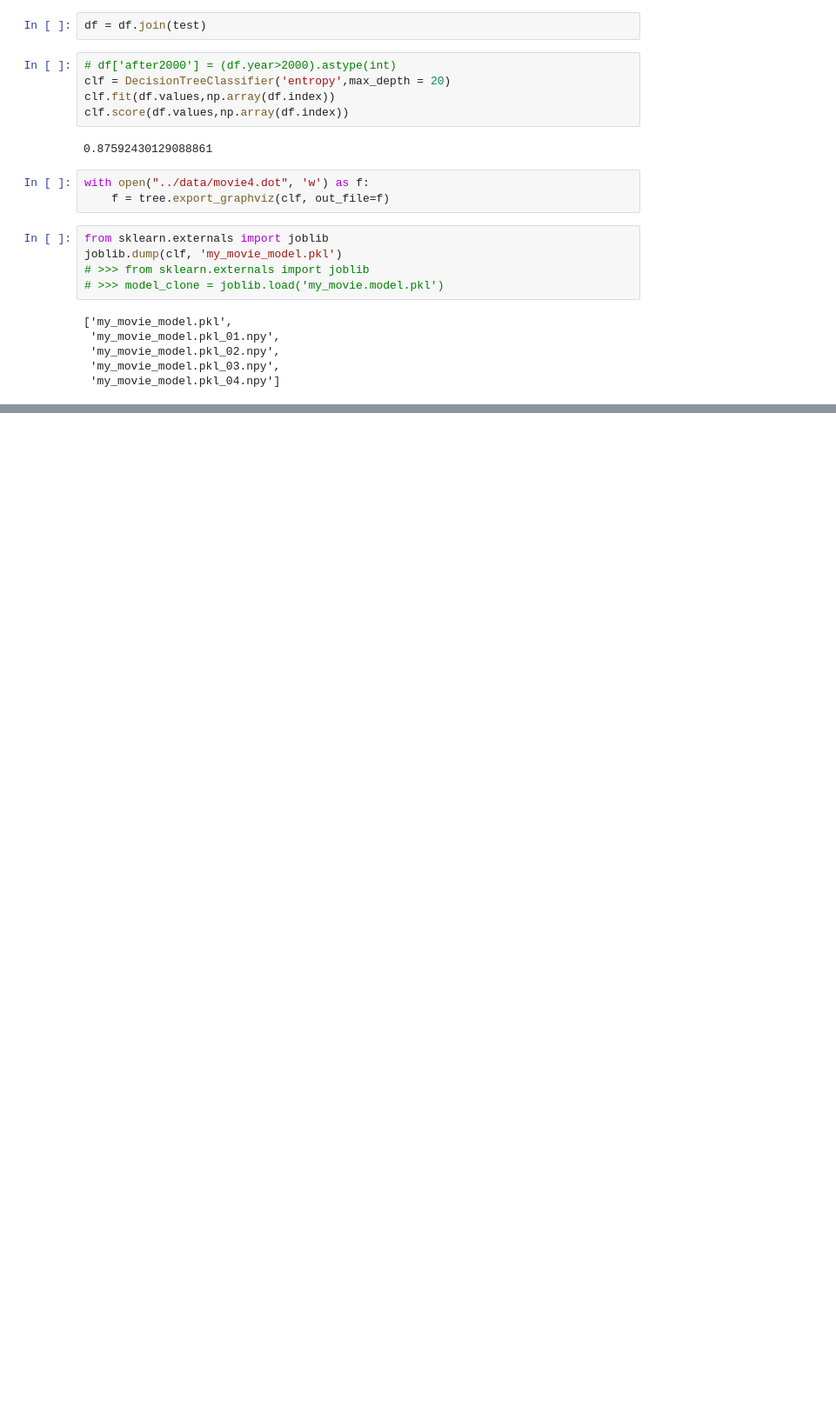
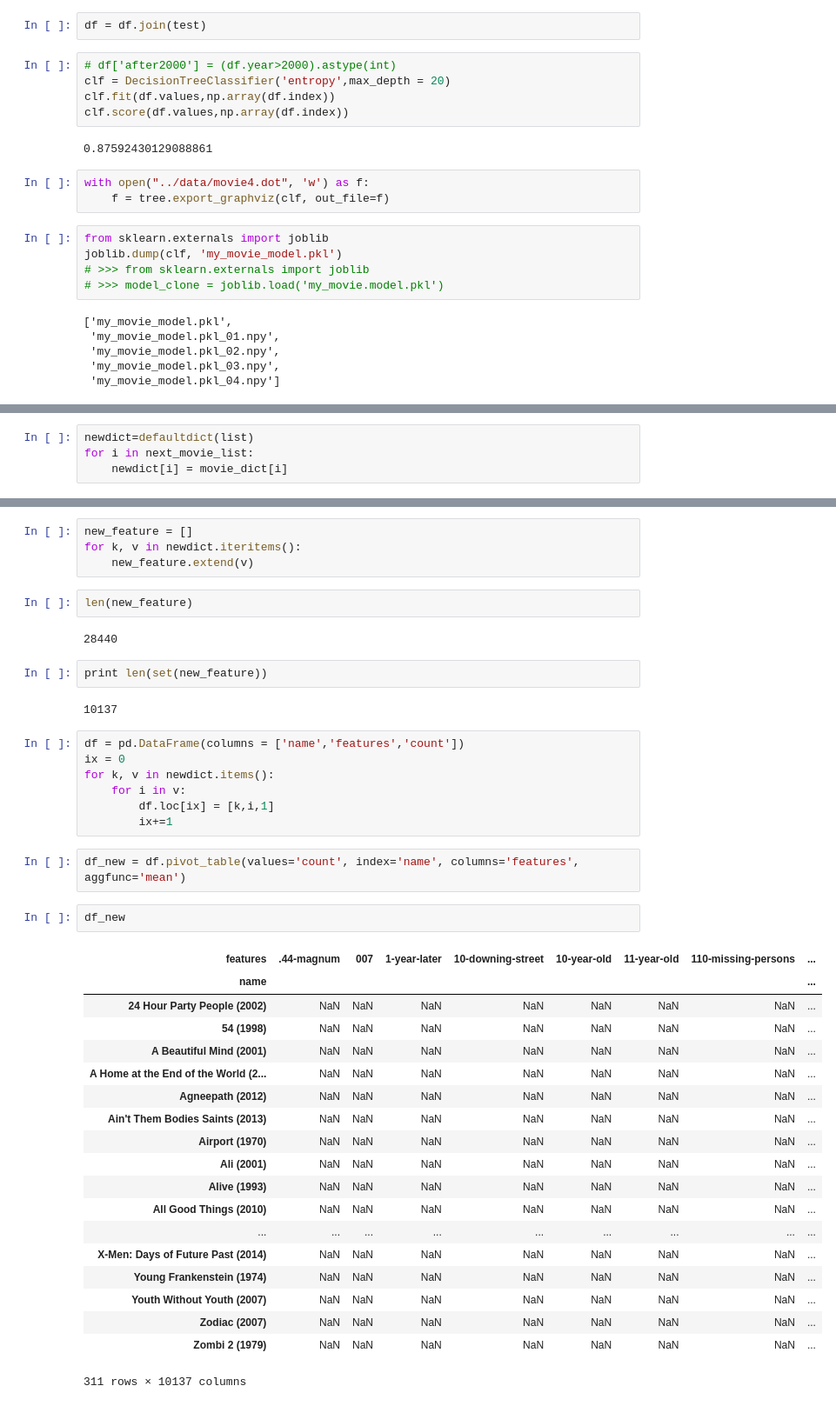
Before and after one commit to kennethcc2005/MovieForceApp, a Jupyter notebook: MovieForce.ipynb, the cells around one changed output, grey strips where cells are left out. Shown: that part at 87% size. Drawn from its saved outputs; the diff is of its cells as text; blank space fills up the shorter version.

```diff
--- a/MovieForce.ipynb
+++ b/MovieForce.ipynb
@@ -289,0 +609,4 @@ joblib.dump(clf, 'my_movie_model.pkl')
+# %%
+newdict=defaultdict(list)
+for i in next_movie_list:
+    newdict[i] = movie_dict[i]
@@ -289,0 +624,43 @@ joblib.dump(clf, 'my_movie_model.pkl')
+# %%
+new_feature = []
+for k, v in newdict.iteritems():
+    new_feature.extend(v)
+# %%
+len(new_feature)
+# %% [output]
+28440
+# %%
+print len(set(new_feature))
+# %% [output]
+10137
+# %%
+df = pd.DataFrame(columns = ['name','features','count'])
+ix = 0
+for k, v in newdict.items():
+    for i in v:
+        df.loc[ix] = [k,i,1]
+        ix+=1
+# %%
+df_new = df.pivot_table(values='count', index='name', columns='features', aggfunc='mean')
+# %%
+df_new
+# %% [output]
+| features | .44-magnum | 007 | 1-year-later | 10-downing-street | 10-year-old | 11-year-old | 110-missing-persons | ... |
+| name |  |  |  |  |  |  |  | ... |
+| 24 Hour Party People (2002) | NaN | NaN | NaN | NaN | NaN | NaN | NaN | ... |
+| 54 (1998) | NaN | NaN | NaN | NaN | NaN | NaN | NaN | ... |
+| A Beautiful Mind (2001) | NaN | NaN | NaN | NaN | NaN | NaN | NaN | ... |
+| A Home at the End of the World (2... | NaN | NaN | NaN | NaN | NaN | NaN | NaN | ... |
+| Agneepath (2012) | NaN | NaN | NaN | NaN | NaN | NaN | NaN | ... |
+| Ain't Them Bodies Saints (2013) | NaN | NaN | NaN | NaN | NaN | NaN | NaN | ... |
+| Airport (1970) | NaN | NaN | NaN | NaN | NaN | NaN | NaN | ... |
+| Ali (2001) | NaN | NaN | NaN | NaN | NaN | NaN | NaN | ... |
+| Alive (1993) | NaN | NaN | NaN | NaN | NaN | NaN | NaN | ... |
+| All Good Things (2010) | NaN | NaN | NaN | NaN | NaN | NaN | NaN | ... |
+| ... | ... | ... | ... | ... | ... | ... | ... | ... |
+| X-Men: Days of Future Past (2014) | NaN | NaN | NaN | NaN | NaN | NaN | NaN | ... |
+| Young Frankenstein (1974) | NaN | NaN | NaN | NaN | NaN | NaN | NaN | ... |
+| Youth Without Youth (2007) | NaN | NaN | NaN | NaN | NaN | NaN | NaN | ... |
+| Zodiac (2007) | NaN | NaN | NaN | NaN | NaN | NaN | NaN | ... |
+| Zombi 2 (1979) | NaN | NaN | NaN | NaN | NaN | NaN | NaN | ... |
+311 rows × 10137 columns
```
Also changed, not shown: parts of 27 cells of this notebook, 6 other files.
